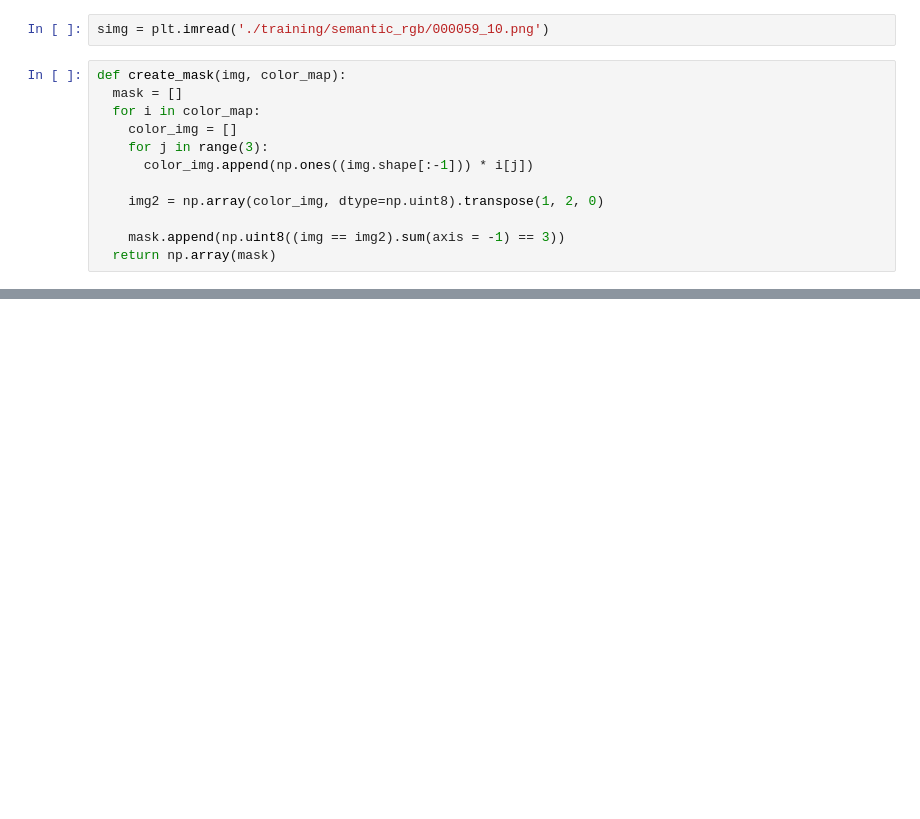
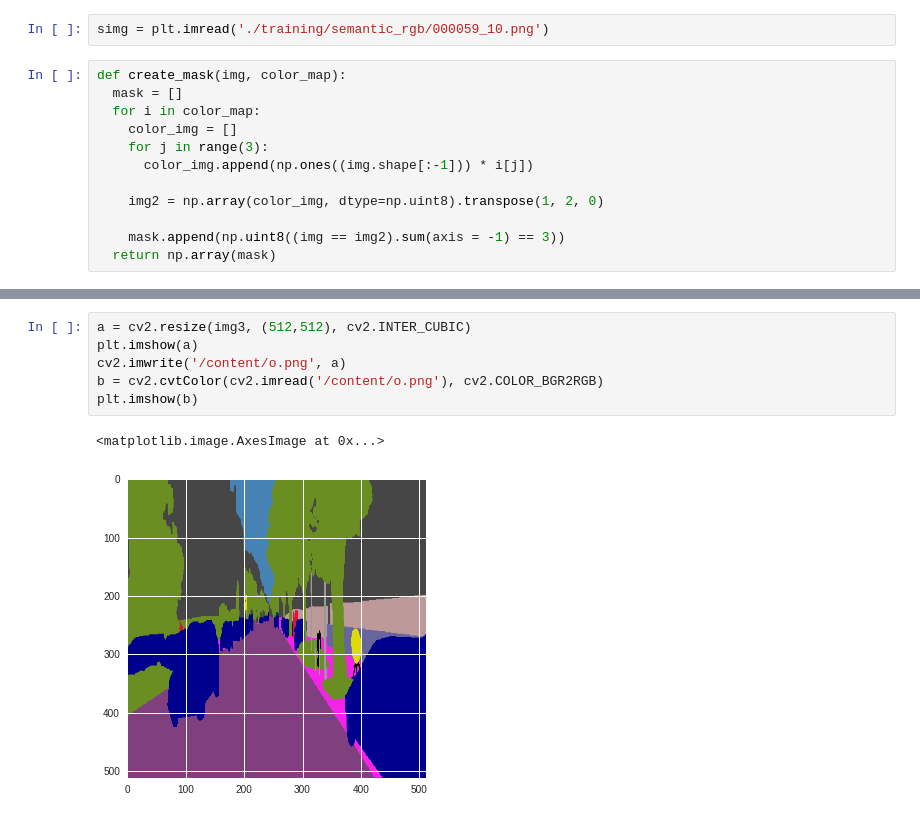
Before and after one commit to iArunava/ENet-Real-Time-Semantic-Segmentation, a Jupyter notebook: ENet.ipynb, the cells around one changed output, grey strips where cells are left out. Cells and saved outputs as stored; diff of their text form; blank space fills up the shorter version.

```diff
--- a/ENet.ipynb
+++ b/ENet.ipynb
@@ -419,0 +811,9 @@ plt.show()
+# %%
+a = cv2.resize(img3, (512,512), cv2.INTER_CUBIC)
+plt.imshow(a)
+cv2.imwrite('/content/o.png', a)
+b = cv2.cvtColor(cv2.imread('/content/o.png'), cv2.COLOR_BGR2RGB)
+plt.imshow(b)
+# %% [output]
+<matplotlib.image.AxesImage at 0x...>
+[figure, added]
```
Also changed, not shown: parts of 26 cells of this notebook.
